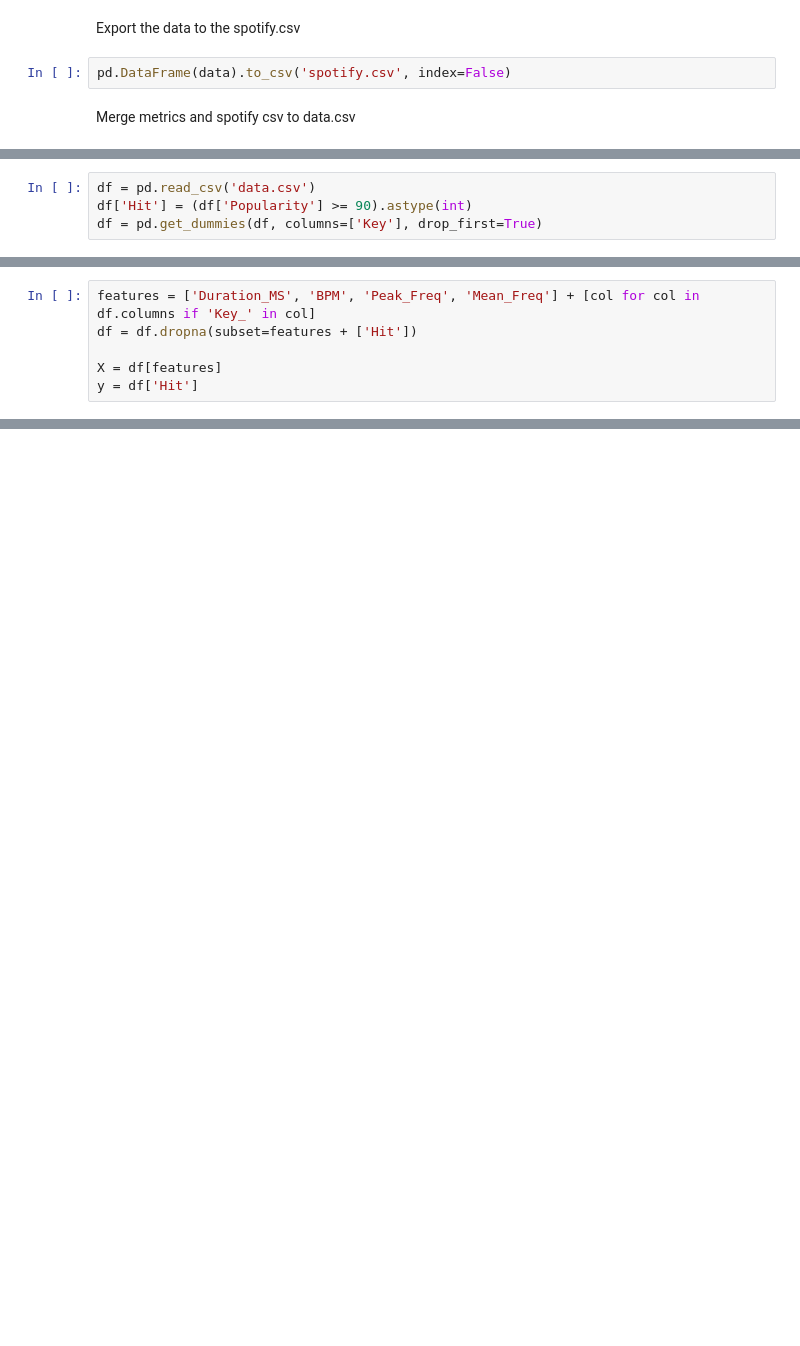
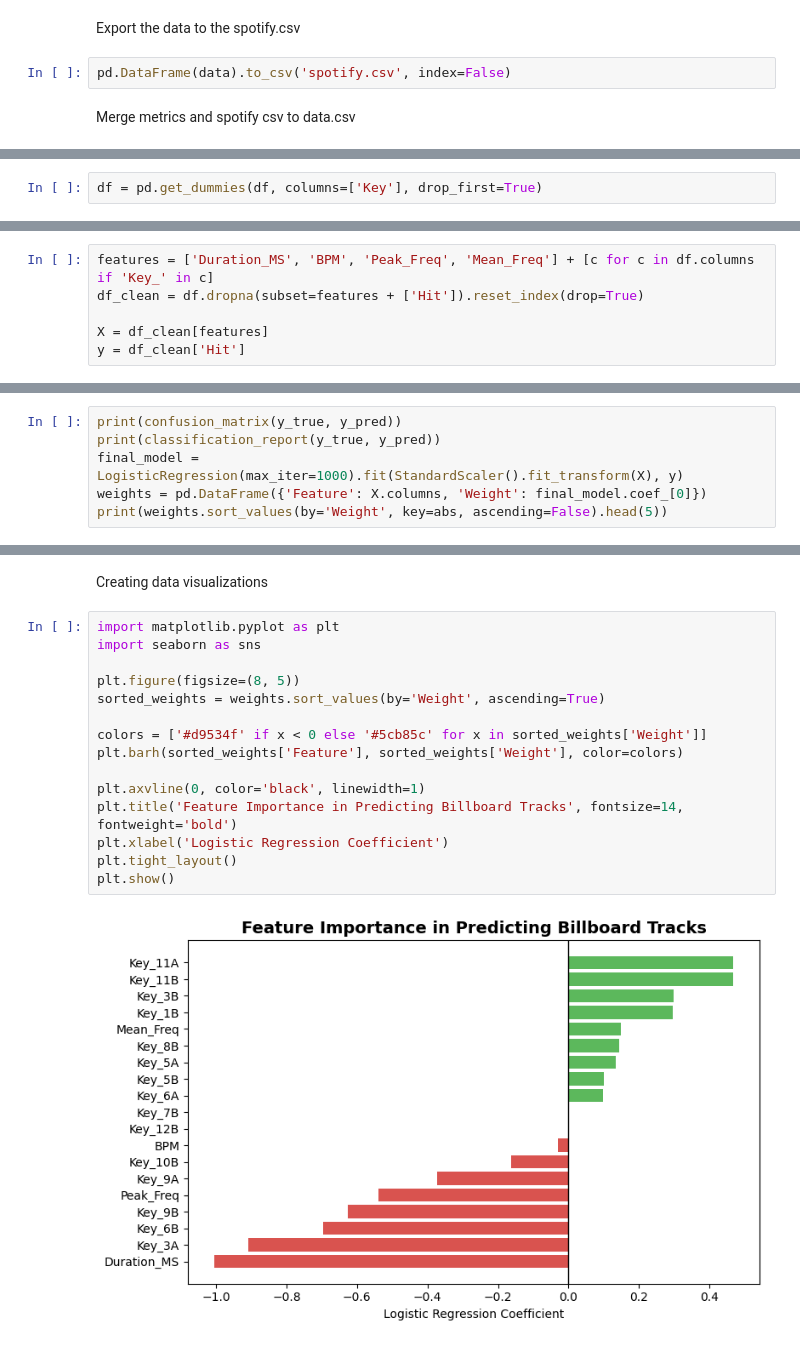
Before and after one commit to 3-av/DS480-Project, a Jupyter notebook: Project.ipynb, the cells around one changed output, grey strips where cells are left out. Saved outputs shown, nothing was run; the diff lists cells and outputs as text; blank space fills up the shorter version.

Commit message:
Finalized logistic regression model

```diff
--- a/Project.ipynb
+++ b/Project.ipynb
@@ -76,6 +87,4 @@ pd.DataFrame(df).to_csv('data.csv', index=False)
 # %%
-df = pd.read_csv('data.csv')
-df['Hit'] = (df['Popularity'] >= 90).astype(int)
 df = pd.get_dummies(df, columns=['Key'], drop_first=True)
 # %%
 def get_scipy_fourier(title):
@@ -110,6 +119,0 @@ print(df[['Peak_Freq', 'Mean_Freq']].head())
-# %%
-features = ['Duration_MS', 'BPM', 'Peak_Freq', 'Mean_Freq'] + [col for col in df.columns if 'Key_' in col]
-df = df.dropna(subset=features + ['Hit'])
-
-X = df[features]
-y = df['Hit']
@@ -146,0 +120,6 @@ weighted avg       1.00      1.00      1.00        18
+# %%
+features = ['Duration_MS', 'BPM', 'Peak_Freq', 'Mean_Freq'] + [c for c in df.columns if 'Key_' in c]
+df_clean = df.dropna(subset=features + ['Hit']).reset_index(drop=True)
+
+X = df_clean[features]
+y = df_clean['Hit']
@@ -146,0 +147,6 @@ weighted avg       1.00      1.00      1.00        18
+# %%
+print(confusion_matrix(y_true, y_pred))
+print(classification_report(y_true, y_pred))
+final_model = LogisticRegression(max_iter=1000).fit(StandardScaler().fit_transform(X), y)
+weights = pd.DataFrame({'Feature': X.columns, 'Weight': final_model.coef_[0]})
+print(weights.sort_values(by='Weight', key=abs, ascending=False).head(5))
@@ -146,0 +171,19 @@ weighted avg       1.00      1.00      1.00        18
+# %% [markdown]
+Creating data visualizations
+# %%
+import matplotlib.pyplot as plt
+import seaborn as sns
+
+plt.figure(figsize=(8, 5))
+sorted_weights = weights.sort_values(by='Weight', ascending=True)
+
+colors = ['#d9534f' if x < 0 else '#5cb85c' for x in sorted_weights['Weight']]
+plt.barh(sorted_weights['Feature'], sorted_weights['Weight'], color=colors)
+
+plt.axvline(0, color='black', linewidth=1)
+plt.title('Feature Importance in Predicting Billboard Tracks', fontsize=14, fontweight='bold')
+plt.xlabel('Logistic Regression Coefficient')
+plt.tight_layout()
+plt.show()
+# %% [output]
+[figure, added]
```
Also changed, not shown: parts of 12 cells of this notebook, 31 other files.
